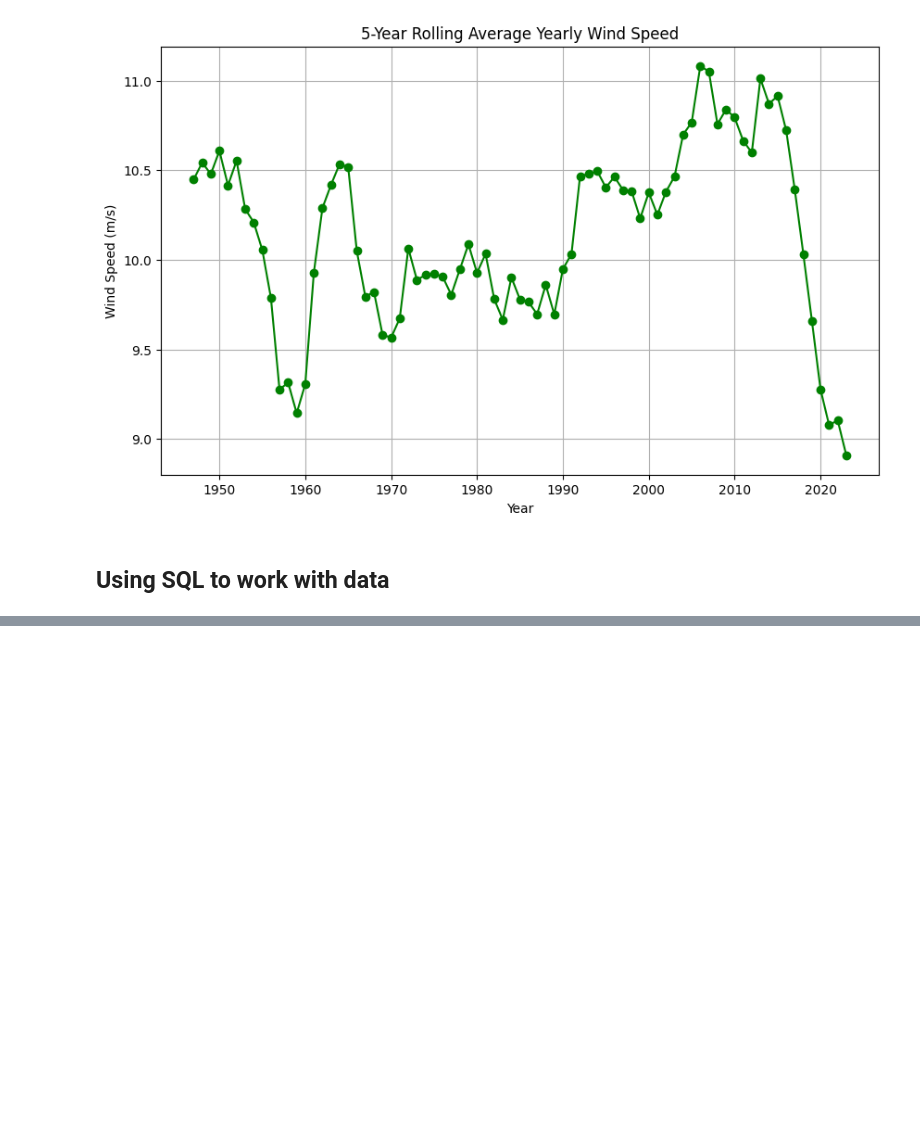
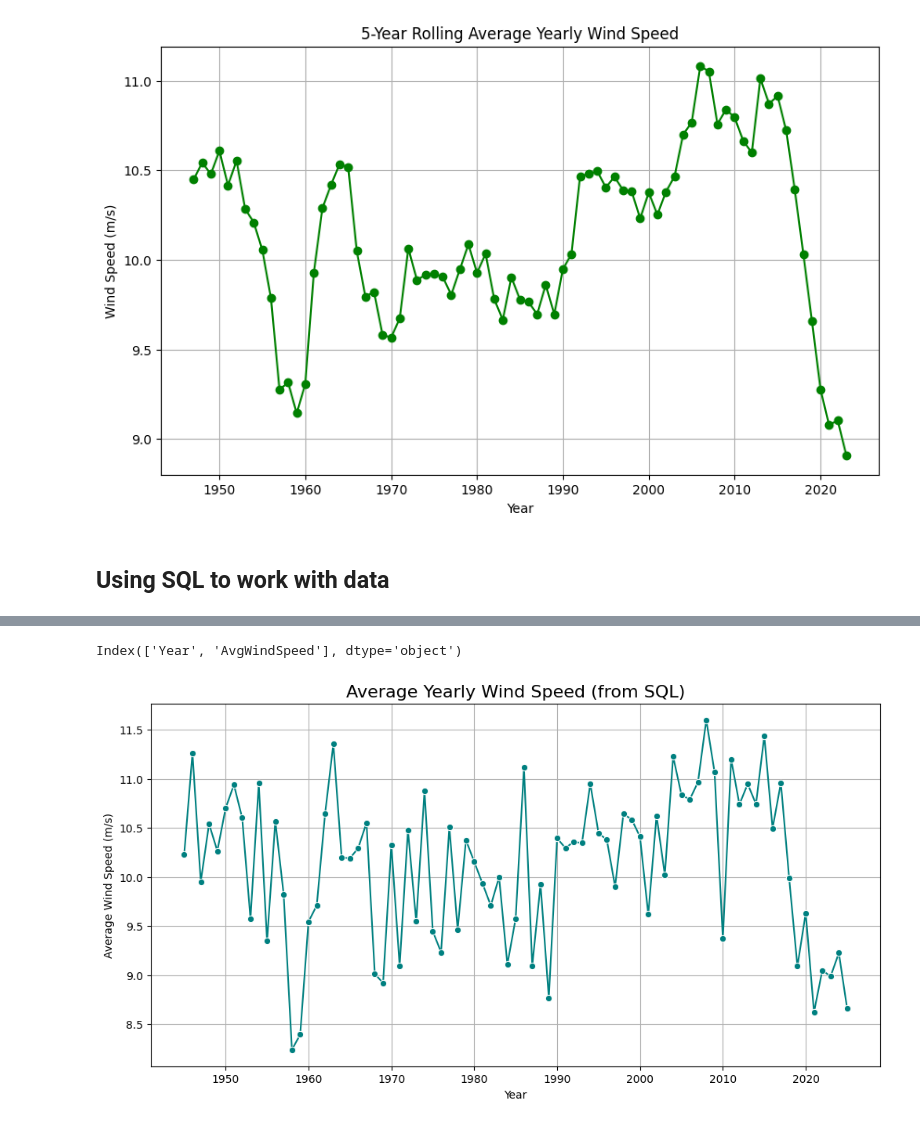
Before and after one commit to dimon-ua/PFDA, a Jupyter notebook: project/wind_analysis.ipynb, the cells around one changed output, grey strips where cells are left out. Cells and saved outputs as stored; diff of their text form; code cells hidden in the pictures; blank space fills up the shorter version.

Commit message:
Add: Plot from SQL data

```diff
--- a/project/wind_analysis.ipynb
+++ b/project/wind_analysis.ipynb
@@ -209,0 +217,27 @@ wind_df.to_sql('wind_data', conn, if_exists='replace', index=False)
+# %%
+# Using AVG function to calculate average wind speed per year.
+query = '''
+SELECT Year, AVG(WindSpeed) as AvgWindSpeed
+FROM wind_data
+GROUP BY Year
+ORDER BY Year;
+'''
+
+yearly_sql = pd.read_sql(query, conn)
+
+print(yearly_sql.columns)
+# %% [output]
+Index(['Year', 'AvgWindSpeed'], dtype='object')
+# %%
+# Plotting the SQL query results.
+
+plt.figure(figsize=(12, 6))
+sns.lineplot(x="Year", y="AvgWindSpeed", data=yearly_sql, marker="o", color="teal")
+
+plt.title("Average Yearly Wind Speed (from SQL)", fontsize=16)
+plt.xlabel("Year")
+plt.ylabel("Average Wind Speed (m/s)")
+plt.grid(True)
+plt.show()
+# %% [output]
+[figure, added]
```
Also changed, not shown: parts of 2 cells of this notebook, 1 other file.
